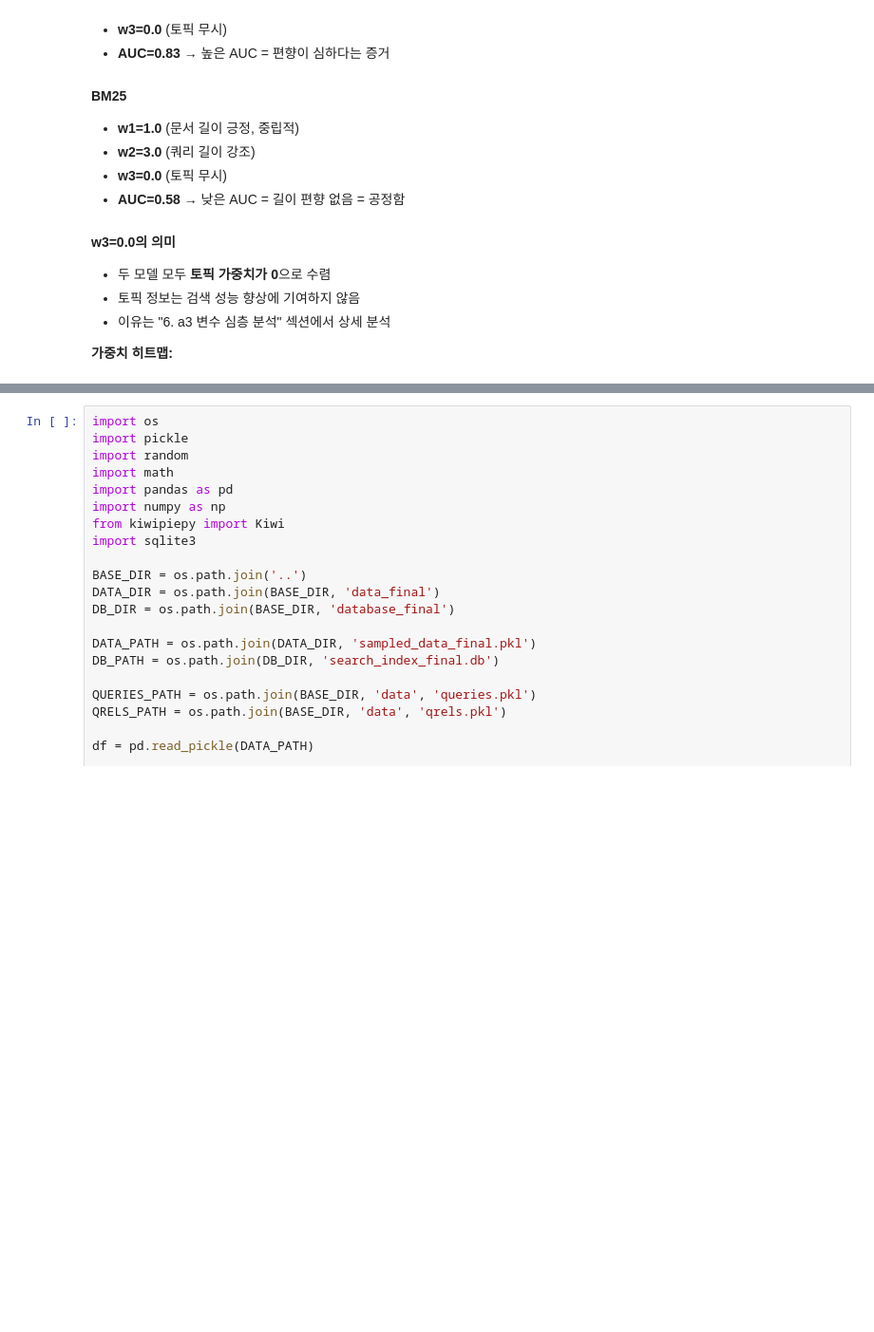
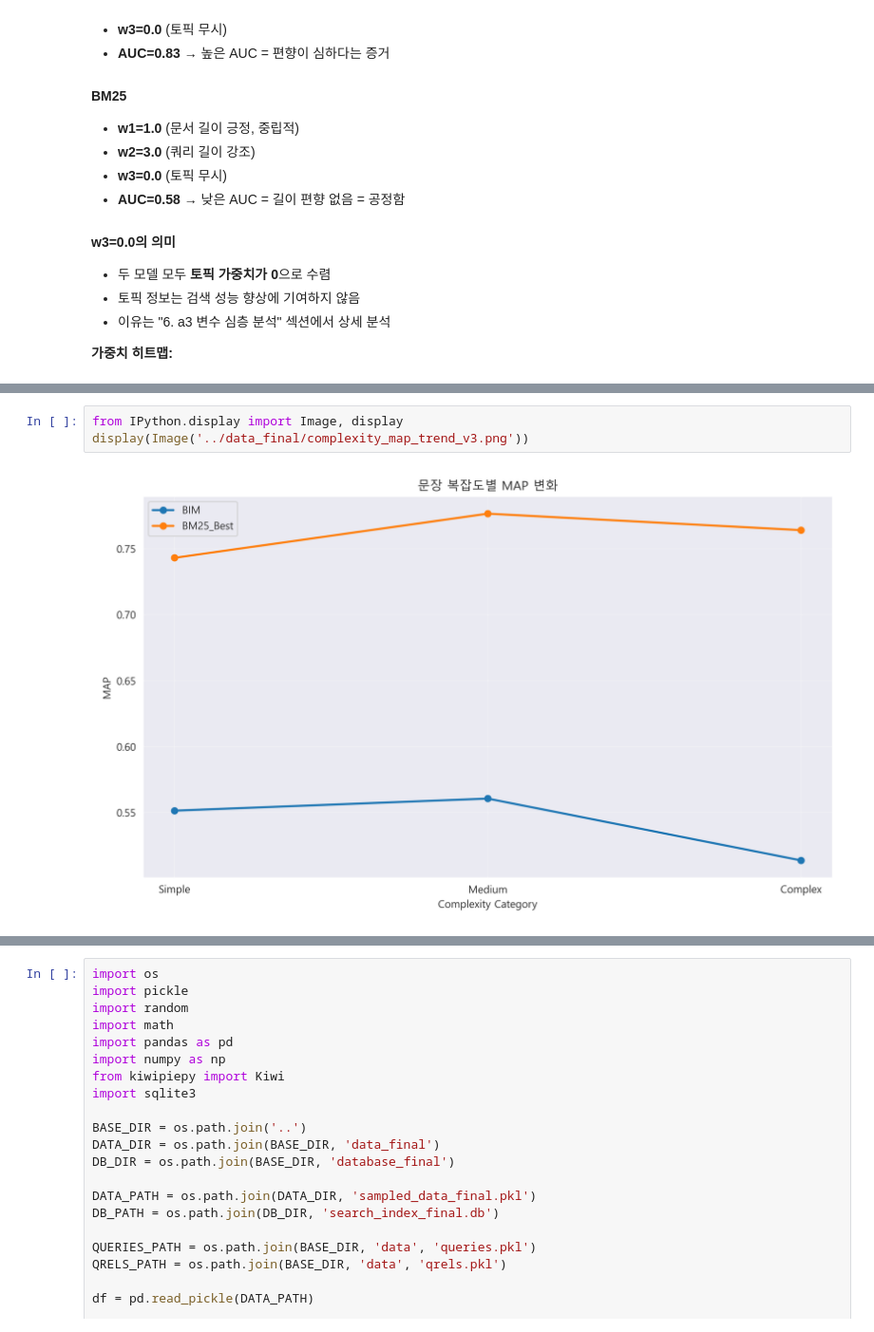
Before and after one commit to xeoxaxeo/NLP, a Jupyter notebook: reports/Final_Report.ipynb, the cells around one changed output, grey strips where cells are left out. Shown at 95% size. Saved outputs shown, nothing was run; the diff lists cells and outputs as text; blank space fills up the shorter version.

```diff
--- a/reports/Final_Report.ipynb
+++ b/reports/Final_Report.ipynb
@@ -483,0 +569,5 @@ display(Image('../data_final/performance_comparison_v2.png'))
+# %%
+from IPython.display import Image, display
+display(Image('../data_final/complexity_map_trend_v3.png'))
+# %% [output]
+[figure, added]
```
Also changed, not shown: parts of 52 cells of this notebook, 1 other file.
